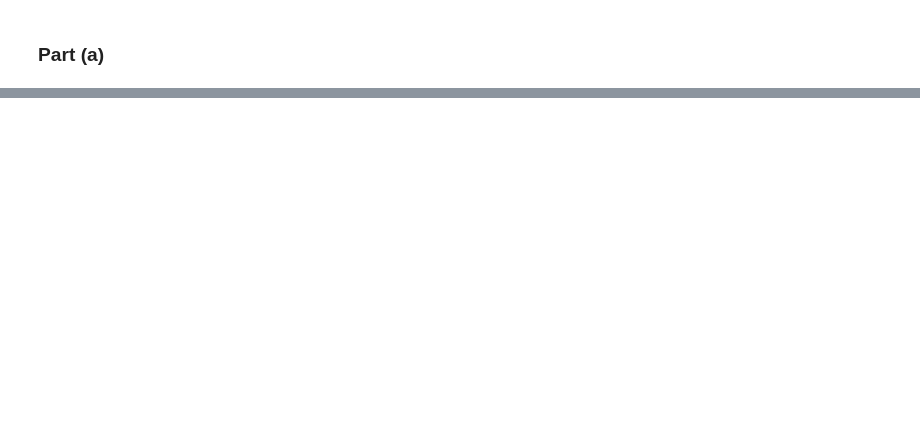
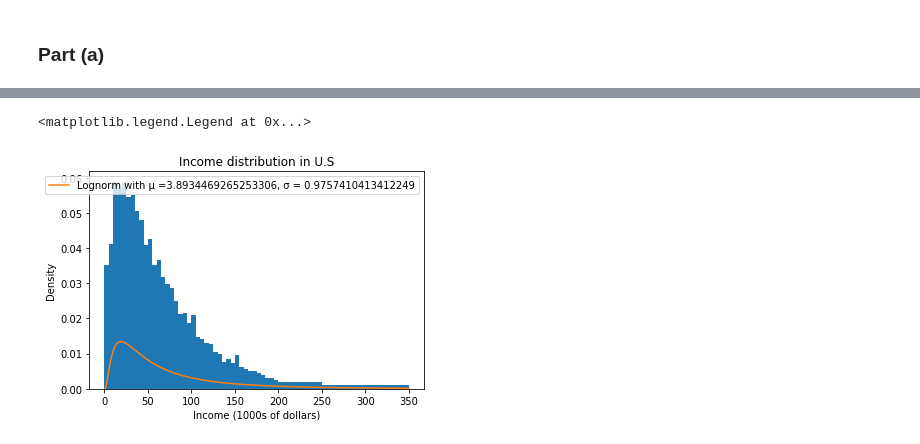
Before and after one commit to mattdbrown17/BootCamp2018, a Jupyter notebook: ProbSets/Econ/ProbSet5/Structural Estimation PSet.ipynb, the cells around one changed output, grey strips where cells are left out. Drawn from its saved outputs; the diff is of its cells as text; code cells hidden in the pictures; blank space fills up the shorter version.

```diff
--- a/ProbSets/Econ/ProbSet5/Structural Estimation PSet.ipynb
+++ b/ProbSets/Econ/ProbSet5/Structural Estimation PSet.ipynb
@@ -427,0 +502,32 @@ Probaility that interest rate > 1 is: 1.0
+# %%
+#Perform GMM estimation
+
+#Inital guesses for params
+#mean initial guess is log of average mean
+mu_guess = np.log(np.sum(data.Percent * data.Midpoint))
+#arbitrary sigma initial guess
+sig_guess = 1
+params_init=np.array([mu_guess, sig_guess])
+
+# Define weighting Matrix
+W = np.diag(data.Percent)
+gmm_args = np.array([data, W])
+
+results = opt.minimize(criterion, params_init, args=gmm_args, bounds=((None, None), (1e-10, None)))
+#criterion(params_init, gmm_args)
+mu_GMM, sig_GMM = results.x
+
+#print("Error vec", err_vec(data, mu_GMM, sig_GMM))
+#print("Model moments", model_moments(5, 1))
+#print("Data moments:", np.array(data.Percent))
+
+xgrid = np.linspace(1e-9, 350, 500)
+plt.hist(data.Midpoint, bins = bins, weights=wts)
+plt.xlabel("Income (1000s of dollars)")
+plt.ylabel("Density")
+plt.title("Income distribution in U.S")
+plt.plot(xgrid, lognormpdf(xgrid, mu_GMM, sig_GMM), label = f"Lognorm with μ ={mu_GMM}, σ = {sig_GMM}")
+plt.legend()
+# %% [output]
+<matplotlib.legend.Legend at 0x...>
+[figure, added]
```
Also changed, not shown: parts of 7 cells of this notebook, 1 other file.
